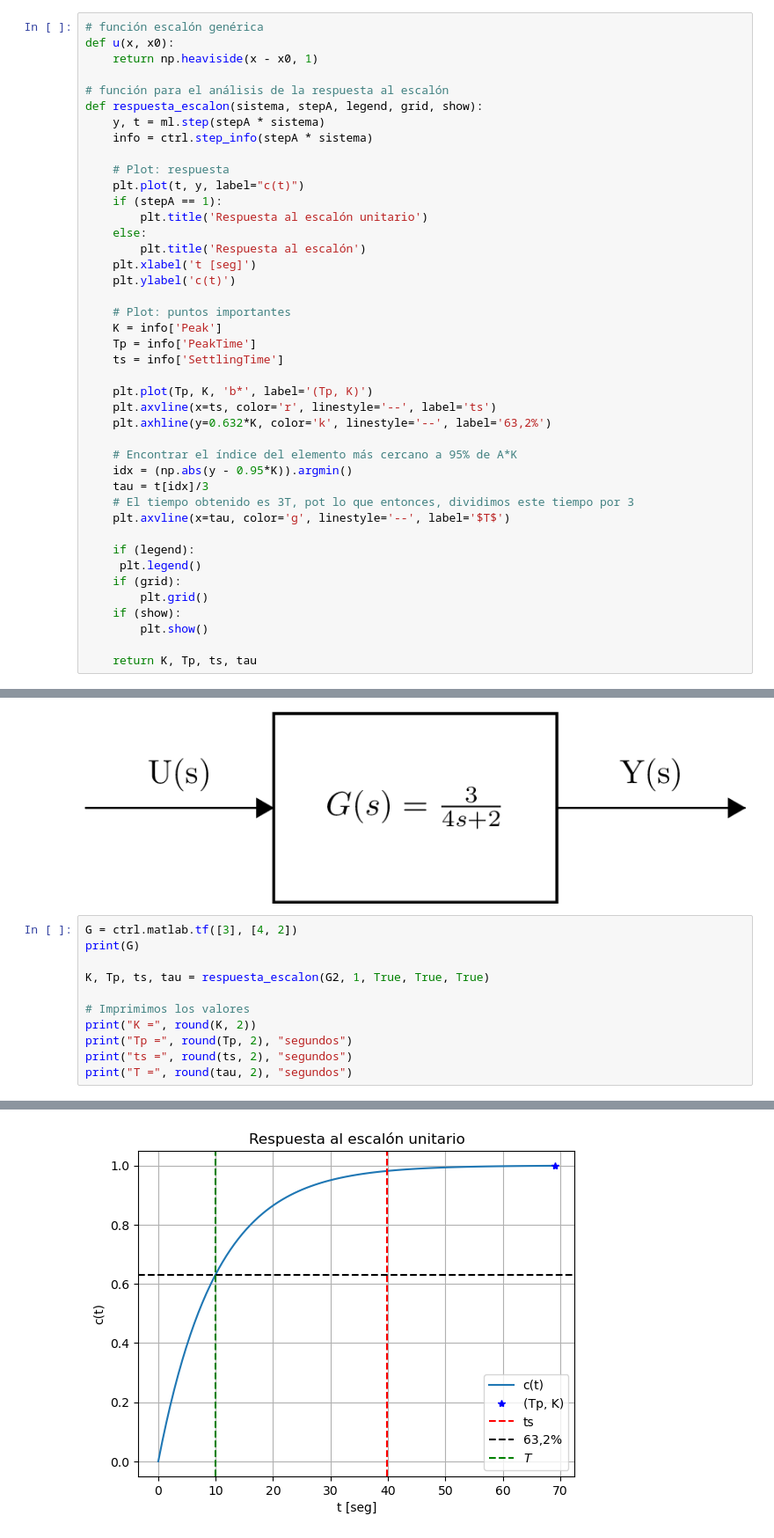
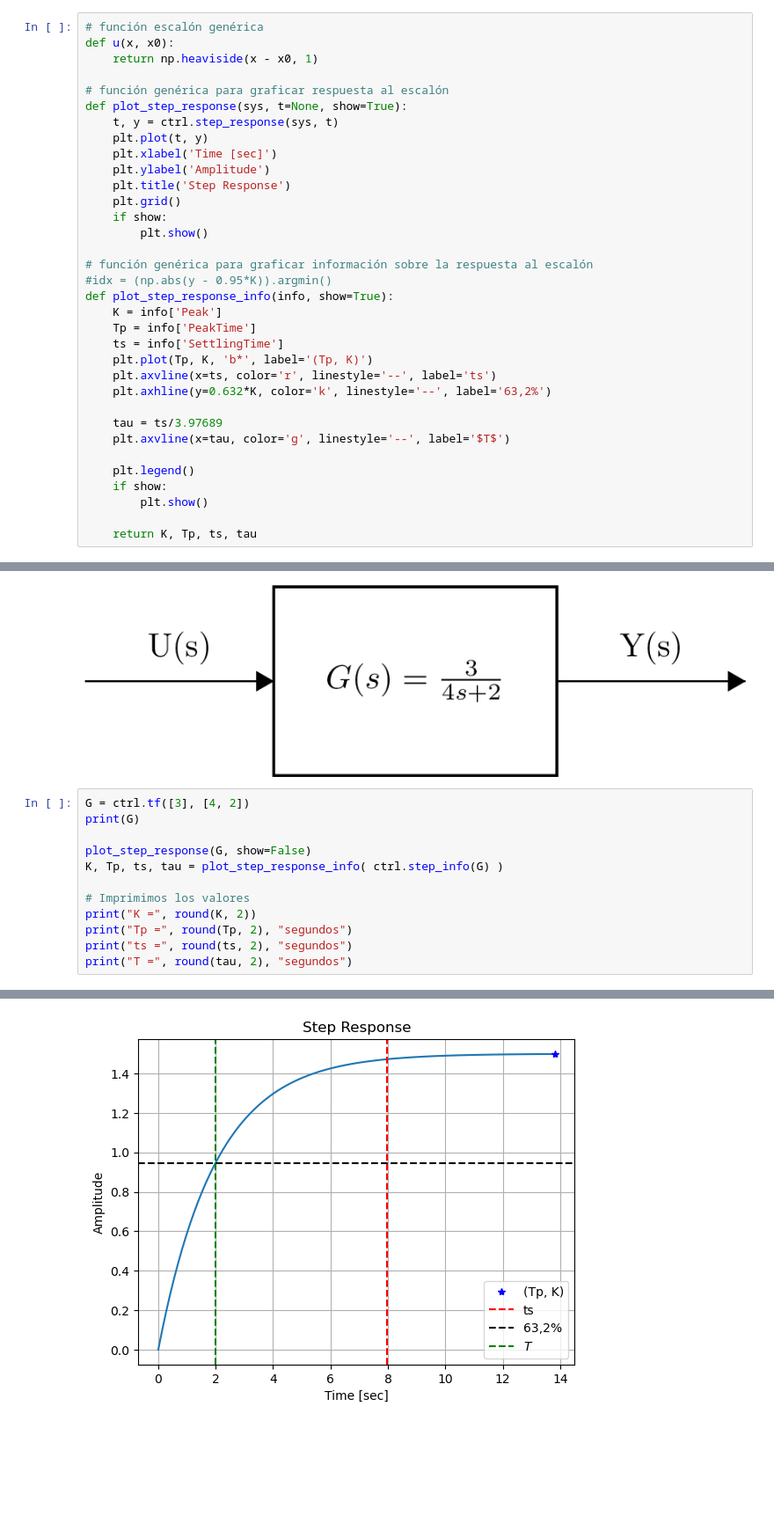
Before and after one commit to Exequiel25/Tutorials, a Jupyter notebook: Python/Python as MATLAB/03-Sistemas de 1er orden.ipynb, the cells around one changed output, grey strips where cells are left out. Shown at 88% size. Saved outputs shown, nothing was run; the diff lists cells and outputs as text; blank space fills up the shorter version.

Commit message:
mejorando librerías genéricas y reemplazando control.matlab por control

```diff
--- a/Python/Python as MATLAB/03-Sistemas de 1er orden.ipynb
+++ b/Python/Python as MATLAB/03-Sistemas de 1er orden.ipynb
@@ -55,40 +54,32 @@ $$c(t) = K \cdot (1 - e^{-\frac{t}{T}})$$
 def u(x, x0):
     return np.heaviside(x - x0, 1)
 
-# función para el análisis de la respuesta al escalón
-def respuesta_escalon(sistema, stepA, legend, grid, show):
-    y, t = ml.step(stepA * sistema)
-    info = ctrl.step_info(stepA * sistema)
+# función genérica para graficar respuesta al escalón
+def plot_step_response(sys, t=None, show=True):
+    t, y = ctrl.step_response(sys, t)
+    plt.plot(t, y)
+    plt.xlabel('Time [sec]')
+    plt.ylabel('Amplitude')
+    plt.title('Step Response')
+    plt.grid()
+    if show:
+        plt.show()
 
-    # Plot: respuesta
-    plt.plot(t, y, label="c(t)")
-    if (stepA == 1):
-        plt.title('Respuesta al escalón unitario')
-    else:
-        plt.title('Respuesta al escalón')
-    plt.xlabel('t [seg]')
-    plt.ylabel('c(t)')
-
-    # Plot: puntos importantes
+# función genérica para graficar información sobre la respuesta al escalón
+#idx = (np.abs(y - 0.95*K)).argmin()
+def plot_step_response_info(info, show=True):
     K = info['Peak']
     Tp = info['PeakTime']
     ts = info['SettlingTime']
-
     plt.plot(Tp, K, 'b*', label='(Tp, K)')
     plt.axvline(x=ts, color='r', linestyle='--', label='ts')
     plt.axhline(y=0.632*K, color='k', linestyle='--', label='63,2%')
 
-    # Encontrar el índice del elemento más cercano a 95% de A*K
-    idx = (np.abs(y - 0.95*K)).argmin()
-    tau = t[idx]/3
-    # El tiempo obtenido es 3T, pot lo que entonces, dividimos este tiempo por 3
+    tau = ts/3.97689
     plt.axvline(x=tau, color='g', linestyle='--', label='$T$')
 
-    if (legend):
-     plt.legend()
-    if (grid):
-        plt.grid()
-    if (show):
+    plt.legend()
+    if show:
         plt.show()
 
     return K, Tp, ts, tau
@@ -275,18 +272,19 @@ cct.draw()
 # %% [output]
 [figure]
 # %%
-G = ctrl.matlab.tf([3], [4, 2])
+G = ctrl.tf([3], [4, 2])
 print(G)
 
-K, Tp, ts, tau = respuesta_escalon(G2, 1, True, True, True)
+plot_step_response(G, show=False)
+K, Tp, ts, tau = plot_step_response_info( ctrl.step_info(G) )
 
 # Imprimimos los valores
 print("K =", round(K, 2))
 print("Tp =", round(Tp, 2), "segundos")
 print("ts =", round(ts, 2), "segundos")
 print("T =", round(tau, 2), "segundos")
 # %% [output]
    3
 -------
 4 s + 2
-[figure, old version]
+[figure, new version]
```
Also changed, not shown: parts of 4 cells of this notebook.
